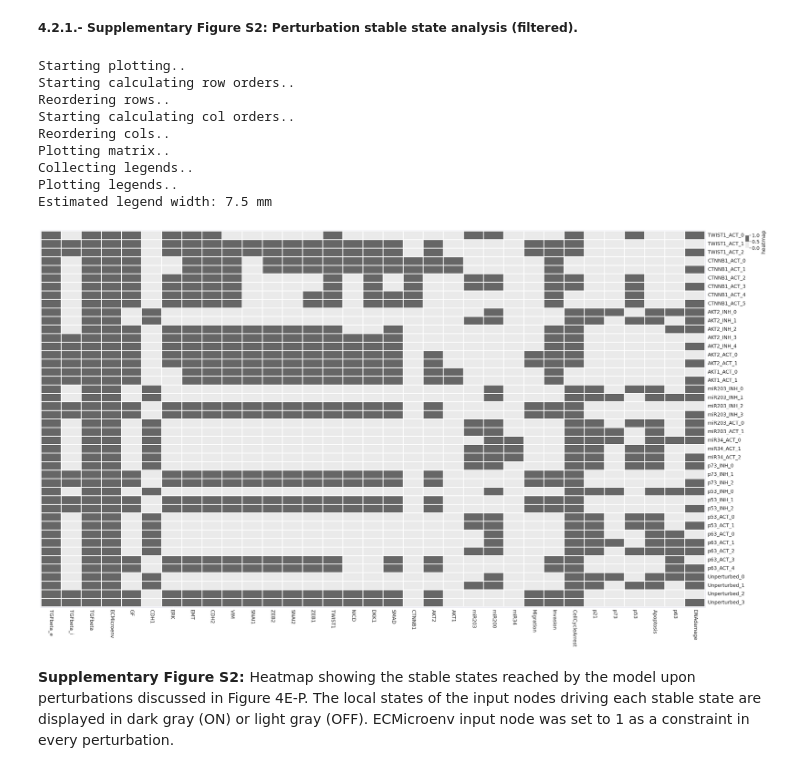
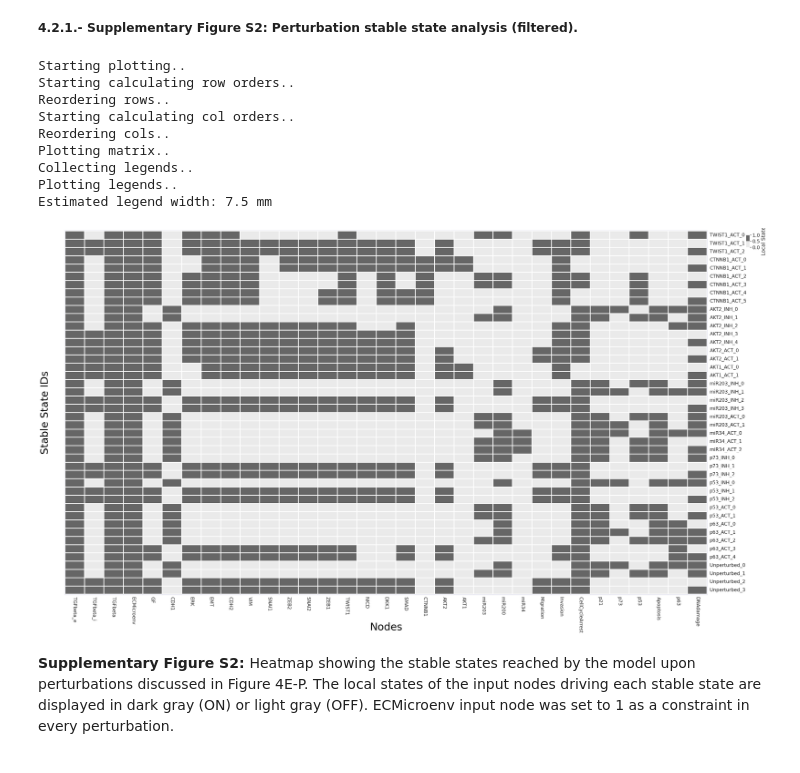
Before and after one commit to farinasm/boolevard, a Jupyter notebook: paper/Source_Figs.ipynb, the cells around one changed output. Cells and saved outputs as stored; diff of their text form; code cells hidden in the pictures.

```diff
--- a/paper/Source_Figs.ipynb
+++ b/paper/Source_Figs.ipynb
@@ -456,0 +429,37 @@ See the caveats in the documentation: https://pandas.pydata.org/pandas-docs/stab
+# %%
+# Generate and plot figures
+
+# A-D
+fig1, axes1 = plt.subplots(1, 4, figsize=(17, 1.5), gridspec_kw={'width_ratios': [1, 1, 1, 1]})
+axes1 = axes1.flatten()
+Inv_ON = plotrange(SSwise_res, "up", "paths_invasion", 3, 2, "Invasion (ON)", ax=axes1[0])
+axes1[0] = Inv_ON
+Inv_OFF = plotrange(SSwise_res, "down", "paths_invasion", 3, 2, "Invasion (OFF)", ax=axes1[1], hide_ylabel=True)
+axes1[1] = Inv_OFF
+Apop_ON = plotrange(SSwise_res, "up", "paths_apoptosis", 3, 2, "Apoptosis (ON)", ax=axes1[2], hide_ylabel=True)
+axes1[2] = Apop_ON
+Apop_OFF = plotrange(SSwise_res, "down", "paths_apoptosis", 3, 2, "Apoptosis (OFF)", ax=axes1[3], hide_ylabel=True)
+axes1[3] = Apop_OFF
+plt.subplots_adjust(wspace=0.4)
+plt.savefig("Figures/png/Figure_4AD.png", bbox_inches='tight'); plt.savefig("Figures/pdf/Figure_4AD.pdf", bbox_inches='tight')
+
+
+# E-P
+fig2, axes2 = plt.subplots(3, 4, figsize=(17, 9), gridspec_kw={'width_ratios': [1, 1, 1, 1]})
+axes2 = axes2.flatten()
+
+filtPerts = ["Unperturbed", "p53_ACT", "miR34_ACT", "miR203_ACT", "p63_ACT", "p53_INH", "p73_INH", "miR203_INH",
+             "AKT1_ACT", "CTNNB1_ACT", "TWIST1_ACT", "AKT2_INH", "AKT2_ACT"]
+letters = ["E", "F", "G", "H", "I", "J", "K", "L", "M", "N", "O", "P"]
+
+for i, (perturb, letter) in enumerate(zip(filtPerts, letters)):
+    pert_bp_data = SSwise_res[SSwise_res.index.str.startswith(tuple([perturb]))]
+
+    if i in [0, 4, 8]:
+        SSbars(pert_bp_data, ["paths_invasion", "paths_apoptosis"], 3, 2, ["Invasion", "Apoptosis"], ax=axes2[i])
+    else:
+        SSbars(pert_bp_data, ["paths_invasion", "paths_apoptosis"], 3, 2, ["Invasion", "Apoptosis"], ax=axes2[i], hide_ylabel=True)
+
+plt.subplots_adjust(wspace=0.4, hspace=0.7)
+plt.savefig("Figures/png/Figure_4EP.png", bbox_inches='tight'); plt.savefig("Figures/pdf/Figure_4EP.pdf", bbox_inches='tight')
+plt.show()
@@ -462,6 +494,7 @@ See the caveats in the documentation: https://pandas.pydata.org/pandas-docs/stab
 <h5 style="margin-top: 0px; margin-bottom: 2px;" id="section-3.2"><b>3.2.- Figure 5:</b> Invasion-Apoptosis resistance.</h5>
 # %%
 # Generate scatter plots
+plt.style.use("default")
 scatter_plot_custom(Mwise_res, "ls_invasion_sc", "ls_apop_resistance_sc", "Invasion", "Apoptosis resistance", "Figures/png/Figure_5A.png", labs = filtPerts); scatter_plot_custom(Mwise_res, "ls_invasion_sc", "ls_apop_resistance_sc", "Invasion", "Apoptosis resistance", "Figures/pdf/Figure_5A.pdf", labs = filtPerts) # Local states (png, pdf)
 scatter_plot_custom(Mwise_res, "paths_invasion_sc", "paths_apop_resistance_sc", "Invasion", "Apoptosis resistance", "Figures/png/Figure_5B.png", labs = filtPerts); scatter_plot_custom(Mwise_res, "paths_invasion_sc", "paths_apop_resistance_sc", "Invasion", "Apoptosis resistance", "Figures/pdf/Figure_5B.pdf", labs = filtPerts) # Path counts (png, pdf)
 # %% [output]
@@ -530,28 +568,33 @@ summary_ordered = pd.concat([summary[mask], summary[~mask]])
 # %%
 plt.figure(figsize = (40, 20))
 sb.set(font_scale = 1.5)
 cmap_perts = ListedColormap(["#EAEAEA", "#666666"])
 hmap_perts_filt = ClusterMapPlotter(
     summary[mask],
     row_cluster = False, col_cluster = False,
     show_rownames = True, show_colnames = True,
     cmap = cmap_perts,
     linewidths = 1.5, linecolor = "white",
     plot_legend = True,
-    col_names_side = "bottom"
+    col_names_side = "bottom",
+    xlabel = "Nodes",
+    xlabel_kws=dict(color='black',fontsize=36,labelpad=90),
+    ylabel = "Stable State IDs",
+    ylabel_kws=dict(color='black',fontsize=36,labelpad=45),
+    label = "Local State"
 )
 plt.savefig("Figures/pdf/Figure_S2.pdf", dpi = 300, bbox_inches = "tight"); plt.savefig("Figures/png/Figure_S2.png", dpi = 300, bbox_inches = "tight")
 # %% [output]
 Starting plotting..
 Starting calculating row orders..
 Reordering rows..
 Starting calculating col orders..
 Reordering cols..
 Plotting matrix..
 Collecting legends..
 Plotting legends..
 Estimated legend width: 7.5 mm
-[figure, old version]
+[figure, new version]
 # %% [markdown]
 <p>
     <b>Supplementary Figure S2: </b> Heatmap showing the stable states reached by the model upon perturbations discussed in Figure 4E-P. The local states of the input nodes driving each stable state are displayed in dark gray (ON) or light gray (OFF). ECMicroenv input node was set to 1 as a constraint in every perturbation.
```
Also changed, not shown: parts of 13 cells of this notebook, 53 other files.
